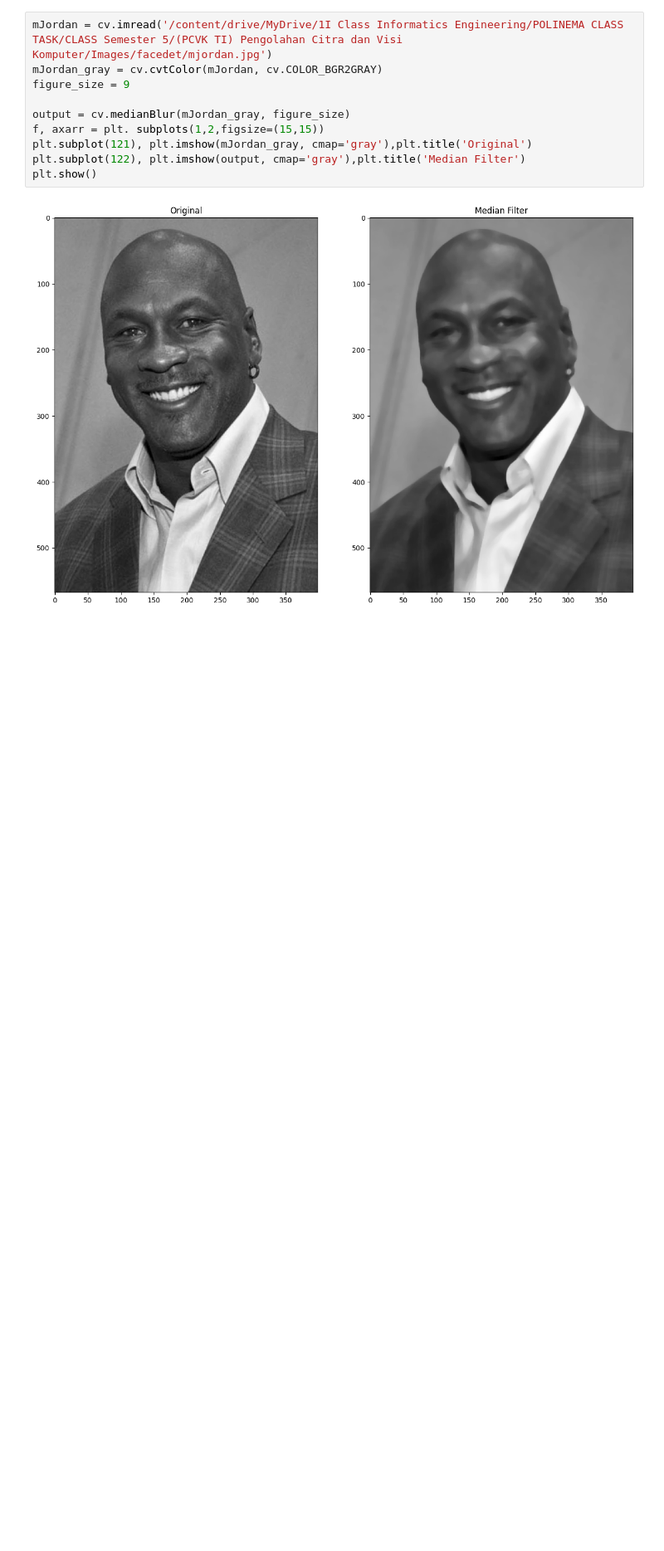
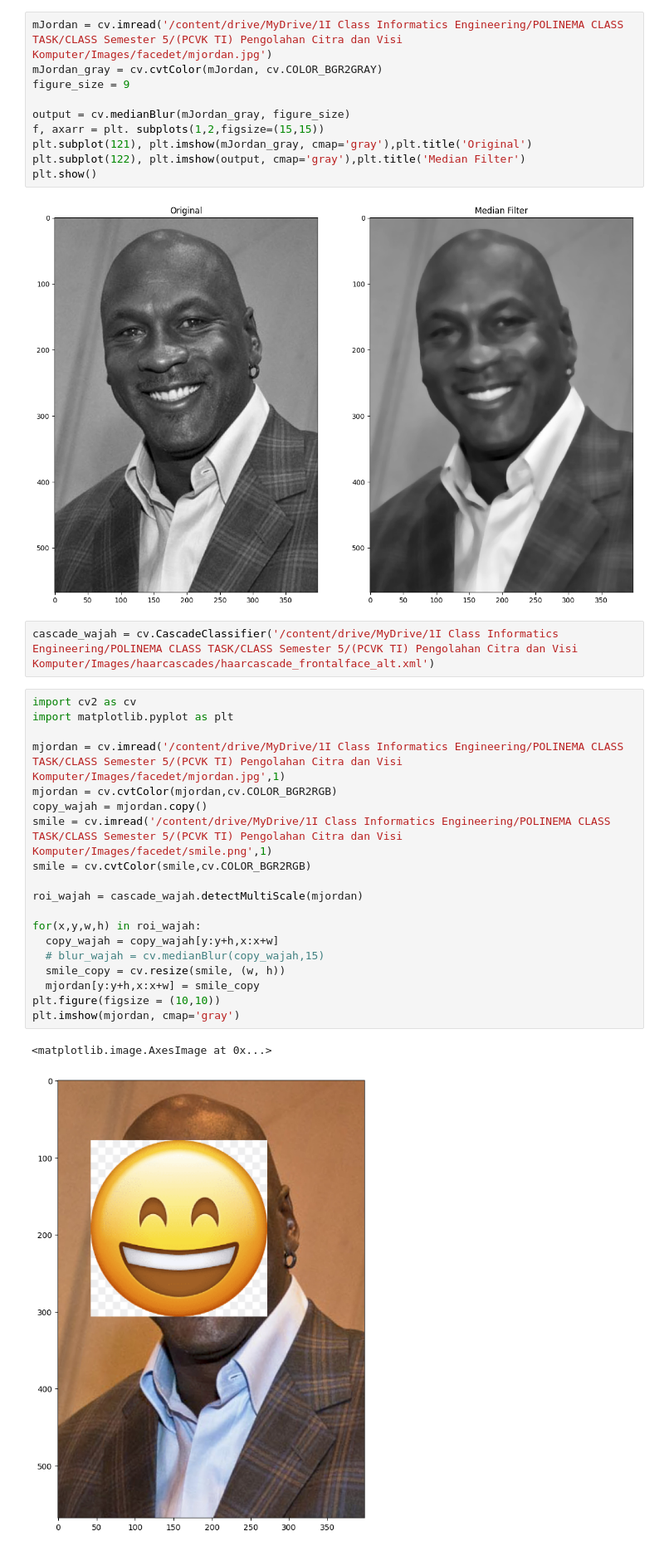
Before and after one commit to FaizalLeviansyah/PCVK_Ganjil_2023, a Jupyter notebook: Faizal_Week_12_Practicum_Task_PCVK_2023.ipynb, the cells around one changed output. Shown at 83% size. Cells and saved outputs as stored; diff of their text form; blank space fills up the shorter version.

```diff
--- a/Faizal_Week_12_Practicum_Task_PCVK_2023.ipynb
+++ b/Faizal_Week_12_Practicum_Task_PCVK_2023.ipynb
@@ -255,3 +255,27 @@ plt.subplot(122), plt.imshow(output, cmap='gray'),plt.title('Median Filter')
 plt.show()
 # %% [output]
 [figure]
+# %%
+cascade_wajah = cv.CascadeClassifier('/content/drive/MyDrive/1I Class Informatics Engineering/POLINEMA CLASS TASK/CLASS Semester 5/(PCVK TI) Pengolahan Citra dan Visi Komputer/Images/haarcascades/haarcascade_frontalface_alt.xml')
+# %%
+import cv2 as cv
+import matplotlib.pyplot as plt
+
+mjordan = cv.imread('/content/drive/MyDrive/1I Class Informatics Engineering/POLINEMA CLASS TASK/CLASS Semester 5/(PCVK TI) Pengolahan Citra dan Visi Komputer/Images/facedet/mjordan.jpg',1)
+mjordan = cv.cvtColor(mjordan,cv.COLOR_BGR2RGB)
+copy_wajah = mjordan.copy()
+smile = cv.imread('/content/drive/MyDrive/1I Class Informatics Engineering/POLINEMA CLASS TASK/CLASS Semester 5/(PCVK TI) Pengolahan Citra dan Visi Komputer/Images/facedet/smile.png',1)
+smile = cv.cvtColor(smile,cv.COLOR_BGR2RGB)
+
+roi_wajah = cascade_wajah.detectMultiScale(mjordan)
+
+for(x,y,w,h) in roi_wajah:
+  copy_wajah = copy_wajah[y:y+h,x:x+w]
+  # blur_wajah = cv.medianBlur(copy_wajah,15)
+  smile_copy = cv.resize(smile, (w, h))
+  mjordan[y:y+h,x:x+w] = smile_copy
+plt.figure(figsize = (10,10))
+plt.imshow(mjordan, cmap='gray')
+# %% [output]
+<matplotlib.image.AxesImage at 0x...>
+[figure, added]
```
Also changed, not shown: parts of 10 cells of this notebook.
